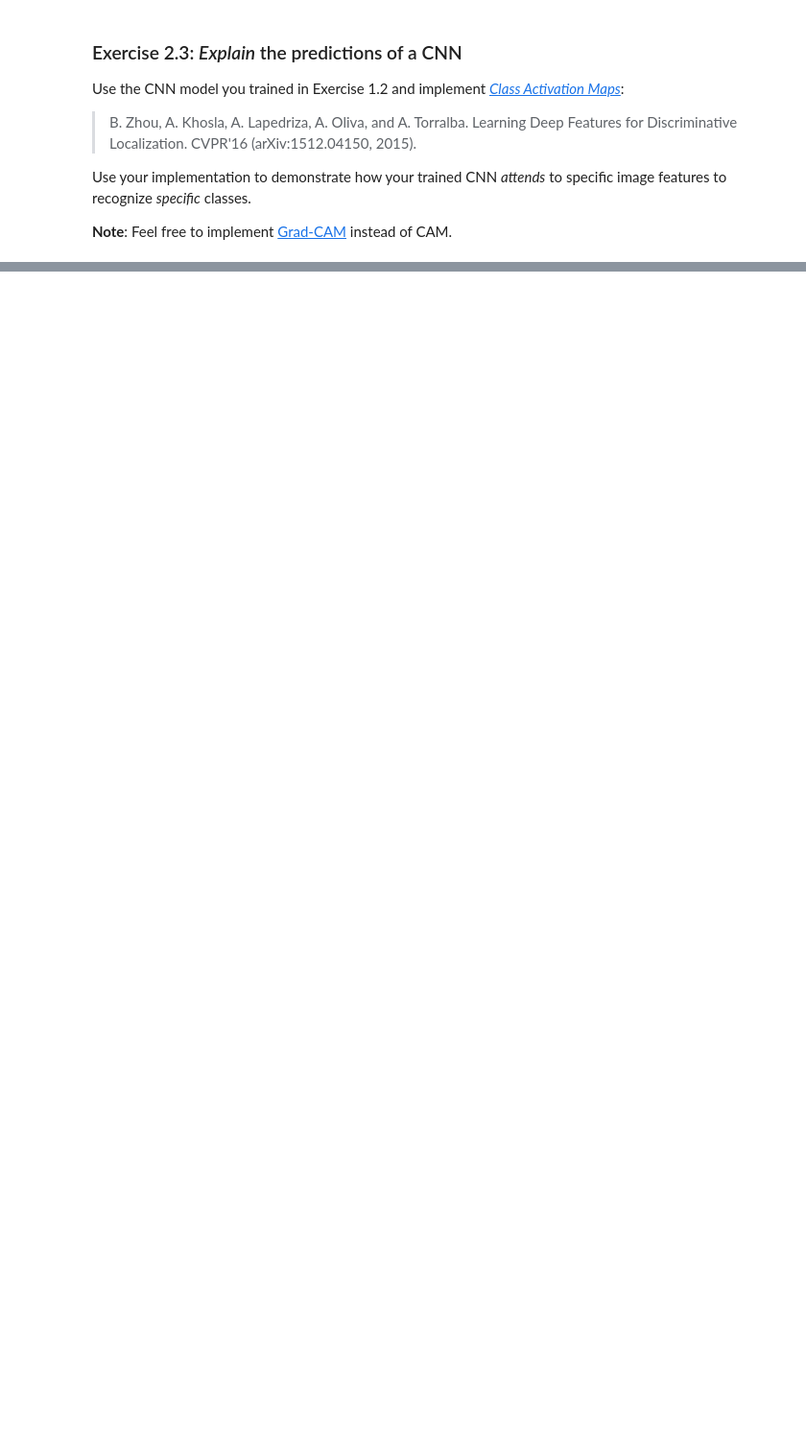
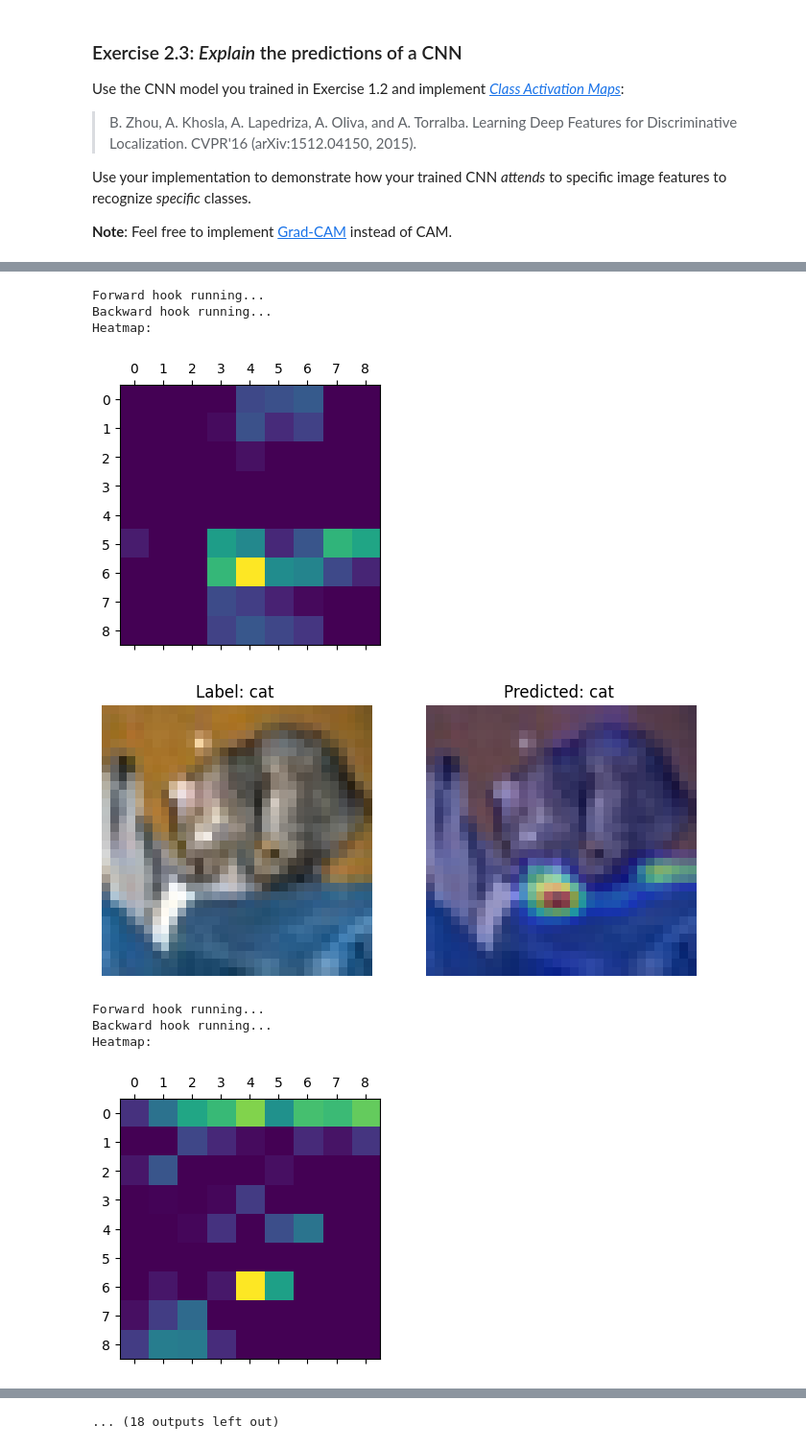
Before and after one commit to Sossio699/DLA, a Jupyter notebook: Lab1/Lab1-CNNs.ipynb, the cells around one changed output, grey strips where cells are left out. Shown at 96% size. Saved outputs shown, nothing was run; the diff lists cells and outputs as text; code cells hidden in the pictures; blank space fills up the shorter version.

```diff
--- a/Lab1/Lab1-CNNs.ipynb
+++ b/Lab1/Lab1-CNNs.ipynb
@@ -1309,0 +1222,26 @@ wandb.finish()
+# %%
+backward_hook_rCNN_2.remove()
+forward_hook_rCNN_2.remove()
+
+#Layer 1 Prediction
+# Register a backward hook on the module
+backward_hook_CNN_1 = model_rcnn.layer1[-1].register_full_backward_hook(backward_hook, prepend=False)
+# Register a forward hook on the module
+forward_hook_CNN_1 = model_rcnn.layer1[-1].register_forward_hook(forward_hook, prepend=False)
+
+# Choosing a seed to get always the same images
+torch.manual_seed(22)
+iter_dl_test = iter(dl_test)
+
+for _ in range(10):
+    gradCAM(model_rcnn, iter_dl_test)
+# %% [output]
+Forward hook running...
+Backward hook running...
+Heatmap:
+[figure, added]
+[figure, added]
+Forward hook running...
+Backward hook running...
+Heatmap:
+[figure, added]
@@ -1309,0 +1259 @@ wandb.finish()
+... (18 outputs left out)
```
Also changed, not shown: parts of 37 cells of this notebook.
